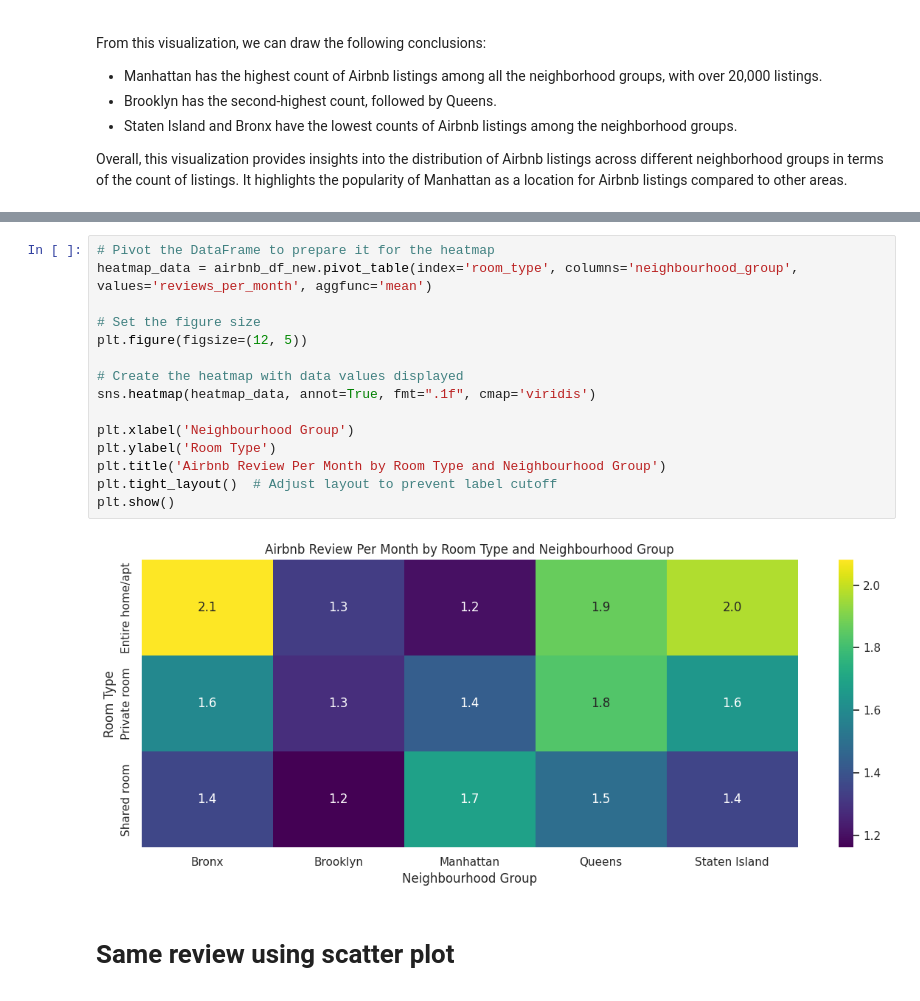
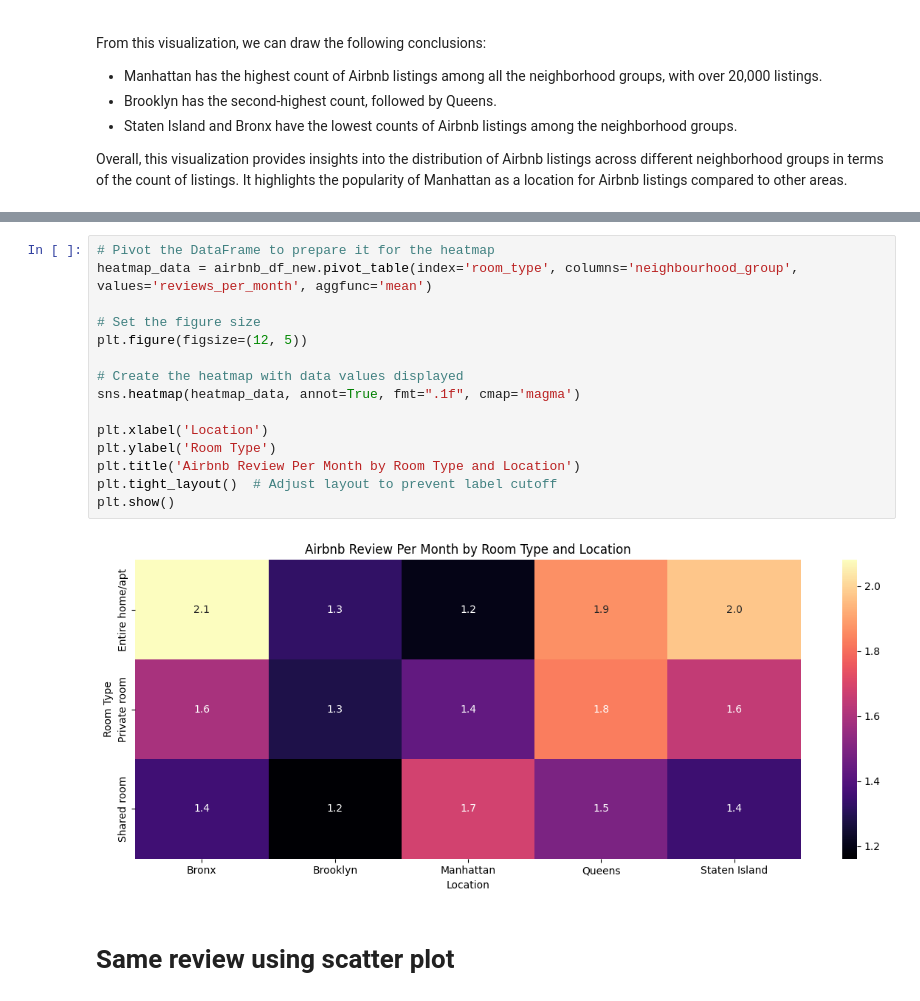
Before and after one commit to atul1994s/airbnb, a Jupyter notebook: Airbnb_project.ipynb, the cells around one changed output, grey strips where cells are left out. Saved outputs shown, nothing was run; the diff lists cells and outputs as text.

```diff
--- a/Airbnb_project.ipynb
+++ b/Airbnb_project.ipynb
@@ -327,20 +319,20 @@ This visualization provides insights into the popularity of different types of a
 # %%
 # Pivot the DataFrame to prepare it for the heatmap
 heatmap_data = airbnb_df_new.pivot_table(index='room_type', columns='neighbourhood_group', values='reviews_per_month', aggfunc='mean')
 
 # Set the figure size
 plt.figure(figsize=(12, 5))
 
 # Create the heatmap with data values displayed
-sns.heatmap(heatmap_data, annot=True, fmt=".1f", cmap='viridis')
+sns.heatmap(heatmap_data, annot=True, fmt=".1f", cmap='magma')
 
-plt.xlabel('Neighbourhood Group')
+plt.xlabel('Location')
 plt.ylabel('Room Type')
-plt.title('Airbnb Review Per Month by Room Type and Neighbourhood Group')
+plt.title('Airbnb Review Per Month by Room Type and Location')
 plt.tight_layout()  # Adjust layout to prevent label cutoff
 plt.show()
 # %% [output]
-[figure, old version]
+[figure, new version]
 # %% [markdown]
 # Same review using scatter plot
 # %%
```
Also changed, not shown: parts of 22 cells of this notebook.
